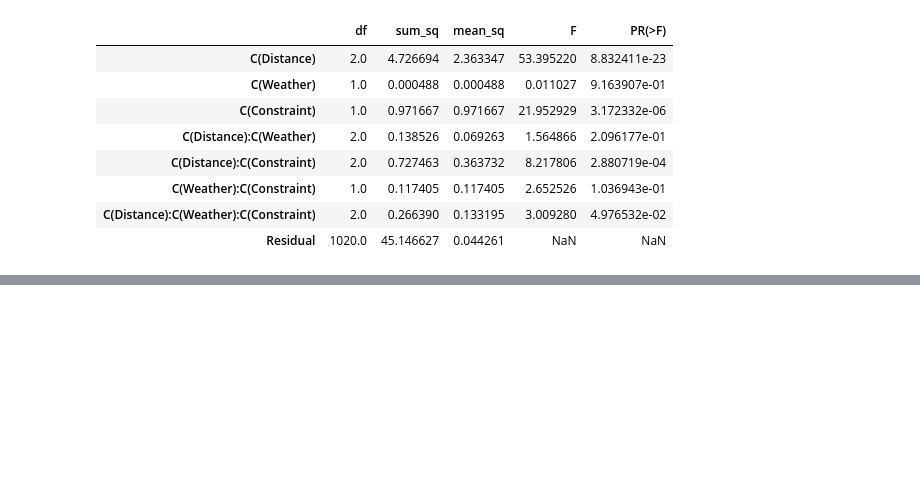
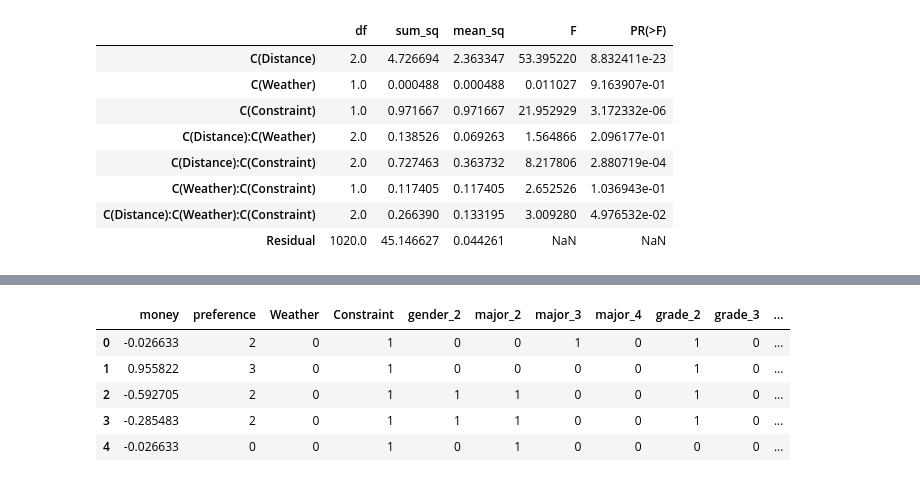
Before and after one commit to Github-1069/Jiaotong-Preference, a Jupyter notebook: Analysis.ipynb, the cells around one changed output, grey strips where cells are left out. Cells and saved outputs as stored; diff of their text form; code cells hidden in the pictures; blank space fills up the shorter version.

```diff
--- a/Analysis.ipynb
+++ b/Analysis.ipynb
@@ -95,0 +143,12 @@ anova(df, 3)
+# %%
+# 获取独热编码
+one_hot_cols = ['gender', 'major', 'grade', 'origin', 'Distance']
+df2 = pd.get_dummies(df2, columns=one_hot_cols, drop_first=True, dtype=int)
+df2.head()
+# %% [output]
+|  | money | preference | Weather | Constraint | gender_2 | major_2 | major_3 | major_4 | grade_2 | grade_3 | ... |
+| 0 | -0.026633 | 2 | 0 | 1 | 0 | 0 | 1 | 0 | 1 | 0 | ... |
+| 1 | 0.955822 | 3 | 0 | 1 | 0 | 0 | 0 | 0 | 1 | 0 | ... |
+| 2 | -0.592705 | 2 | 0 | 1 | 1 | 1 | 0 | 0 | 1 | 0 | ... |
+| 3 | -0.285483 | 2 | 0 | 1 | 1 | 1 | 0 | 0 | 1 | 0 | ... |
+| 4 | -0.026633 | 0 | 0 | 1 | 0 | 1 | 0 | 0 | 0 | 0 | ... |
```
Also changed, not shown: parts of 8 cells of this notebook, 1 other file.
